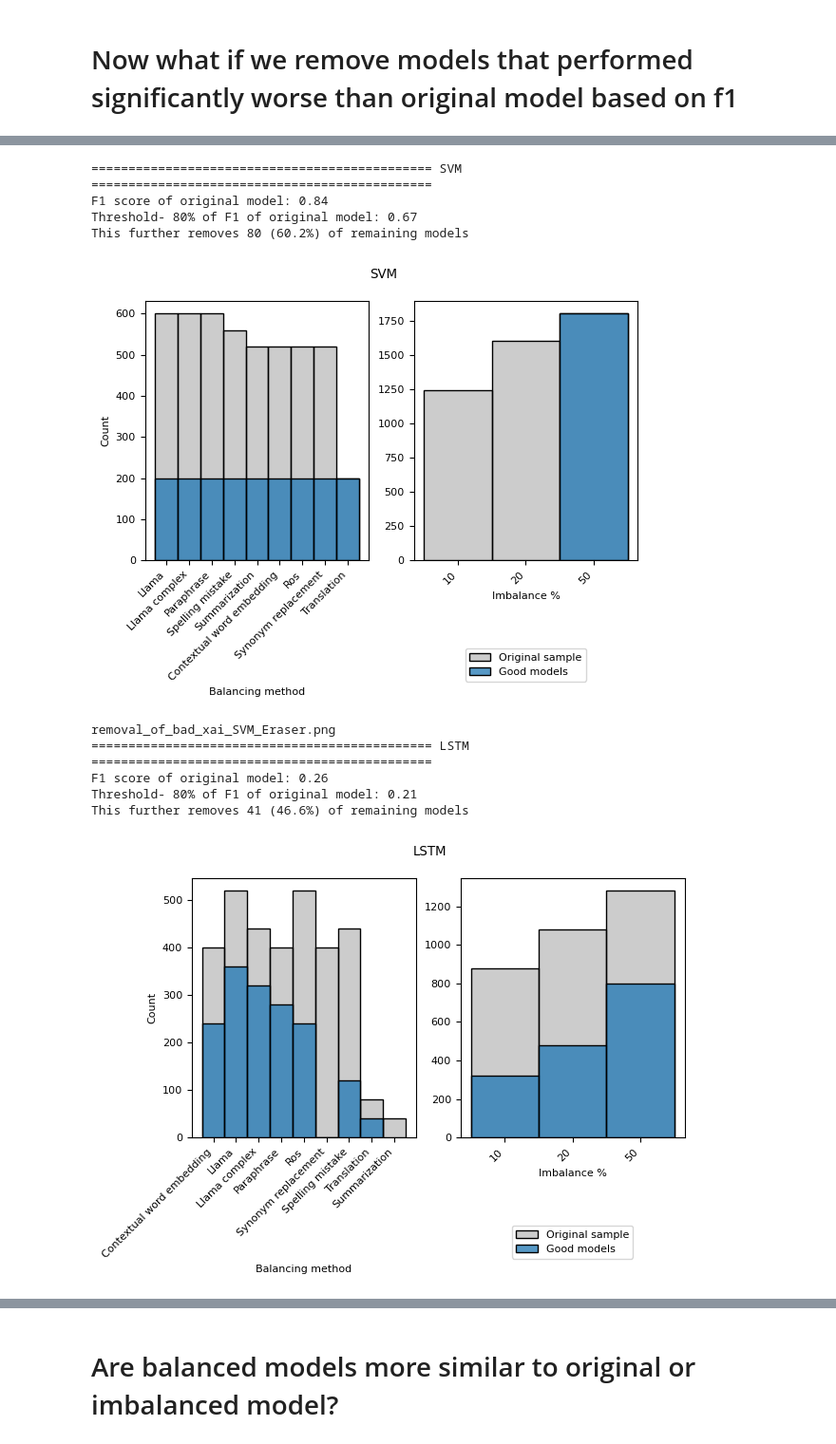
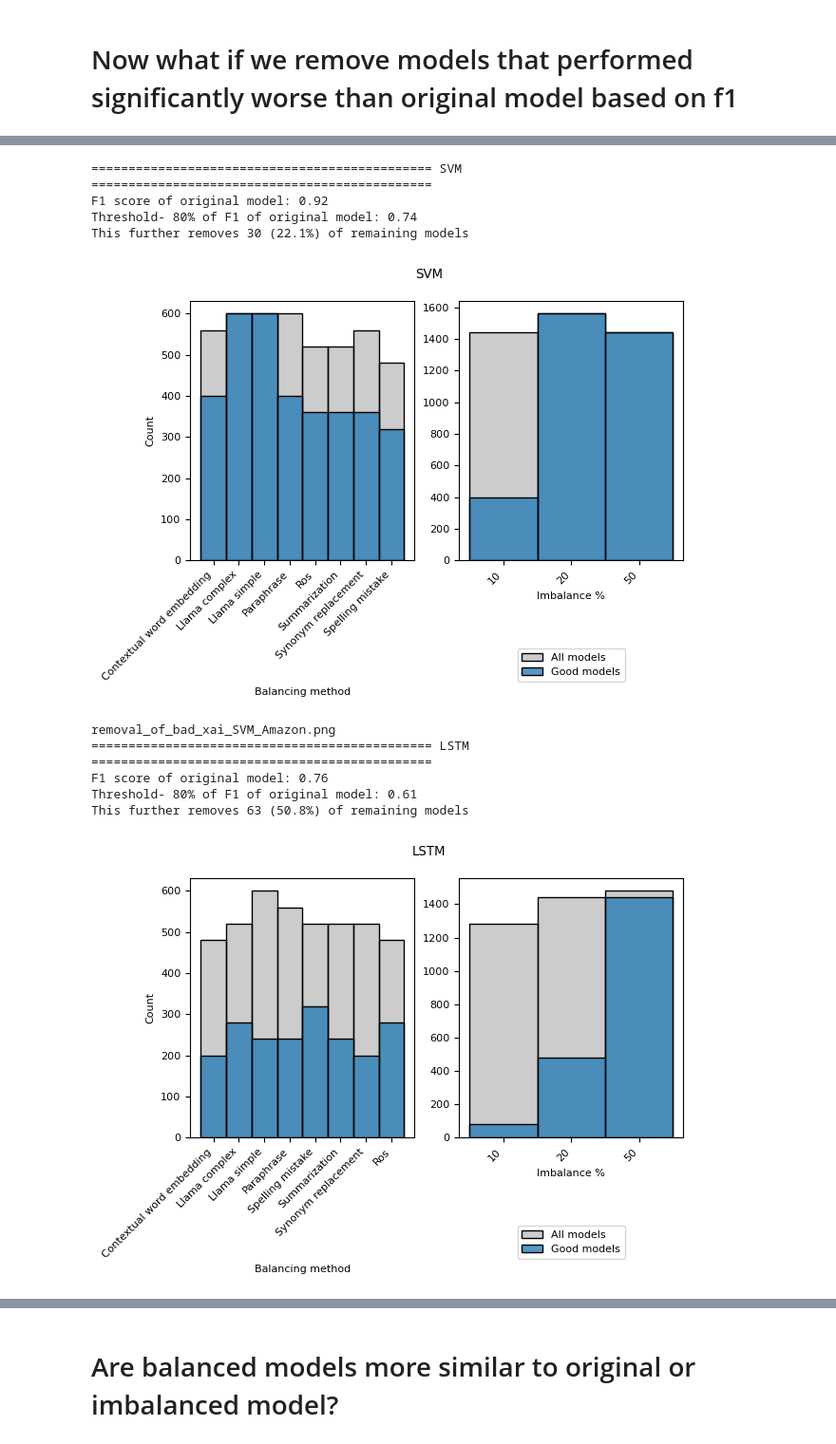
Before and after one commit to pawlik0wskim/BalancingMethodsNLP, a Jupyter notebook: Results/XAI_analysis.ipynb, the cells around one changed output, grey strips where cells are left out. Shown at 95% size. Saved outputs shown, nothing was run; the diff lists cells and outputs as text; code cells hidden in the pictures.

```diff
--- a/Results/XAI_analysis.ipynb
+++ b/Results/XAI_analysis.ipynb
@@ -15,7 +15,7 @@ cm = 1/2.54
 # %%
 out = r"C:\Users\Maciek\Documents\Studia\Magisterka\Images"
 model_name = "LSTM"
-task = "Eraser"
+task = "Amazon"
 # %%
 # Method used to decode filename of model into balancing method, imbalance %, model name, and model id returned in an array
 def get_method_and_percentage(name):
@@ -783,41 +758,41 @@ for model_name in ["SVM", "LSTM", "DistilBERT"]:
         metrics = pd.read_csv(f"nlpaug_{model_name}.csv")
 
     # Getting f1 score of model trained on original data
     f1 = metrics[(metrics["Balancing method"]=="original")&(metrics["Model name"]==model_name)].f1.values[0]
     print(f"F1 score of original model: {np.round(f1, 2)}")
     # Calculating threshold
     threshold = np.round(f1*0.8, 2)
     print(f"Threshold- 80% of F1 of original model: {threshold}")
     metrics_temp = metrics[(metrics.auc>0.6) & (metrics.f1!=0)]
     print(f"This further removes {len(metrics_temp[metrics_temp.f1<threshold])} ({np.round(len(metrics_temp[metrics_temp.f1<threshold])/len(metrics_temp)*100,1)}%) of remaining models")
     final_word_tmp = final_word[final_word["Model name"]==model_name]
 
 
 
     fig, ax=plt.subplots(1, 2, figsize=(17*cm, 9*cm))
 
     for i,dimension in enumerate(["Balancing method", "Imbalance %"]):
-        sns.histplot(final_word_tmp[dimension].astype(str),color="gray", alpha=.4, label="Original sample", ax=ax[i])
+        sns.histplot(final_word_tmp[dimension].astype(str),color="gray", alpha=.4, label="All models", ax=ax[i])
         metrics_temp = final_word_tmp[final_word_tmp.f1>=threshold]
         g=sns.histplot(metrics_temp[dimension].astype(str),label="Good models", ax=ax[i])
         ax[i].set_xticklabels(ax[i].get_xticklabels(), rotation=45, ha="right")
     ax[1].set_ylabel("")
 
     plt.legend(ncol=1)
     plt.suptitle(model_name)
     sns.move_legend(g, "upper center", bbox_to_anchor=(1/2, -0.32))
     plt.savefig(out+"\\"+f"removal_of_bad_xai_{model_name}_{task}.png", bbox_inches='tight')
     plt.show()
     print(f"removal_of_bad_xai_{model_name}_{task}.png")
 # %% [output]
 ============================================== SVM ==============================================
-F1 score of original model: 0.84
-Threshold- 80% of F1 of original model: 0.67
-This further removes 80 (60.2%) of remaining models
+F1 score of original model: 0.92
+Threshold- 80% of F1 of original model: 0.74
+This further removes 30 (22.1%) of remaining models
-[figure, old version]
+[figure, new version]
-removal_of_bad_xai_SVM_Eraser.png
+removal_of_bad_xai_SVM_Amazon.png
 ============================================== LSTM ==============================================
-F1 score of original model: 0.26
-Threshold- 80% of F1 of original model: 0.21
-This further removes 41 (46.6%) of remaining models
+F1 score of original model: 0.76
+Threshold- 80% of F1 of original model: 0.61
+This further removes 63 (50.8%) of remaining models
-[figure, old version]
+[figure, new version]
```
Also changed, not shown: parts of 17 cells of this notebook, 6 other files.
